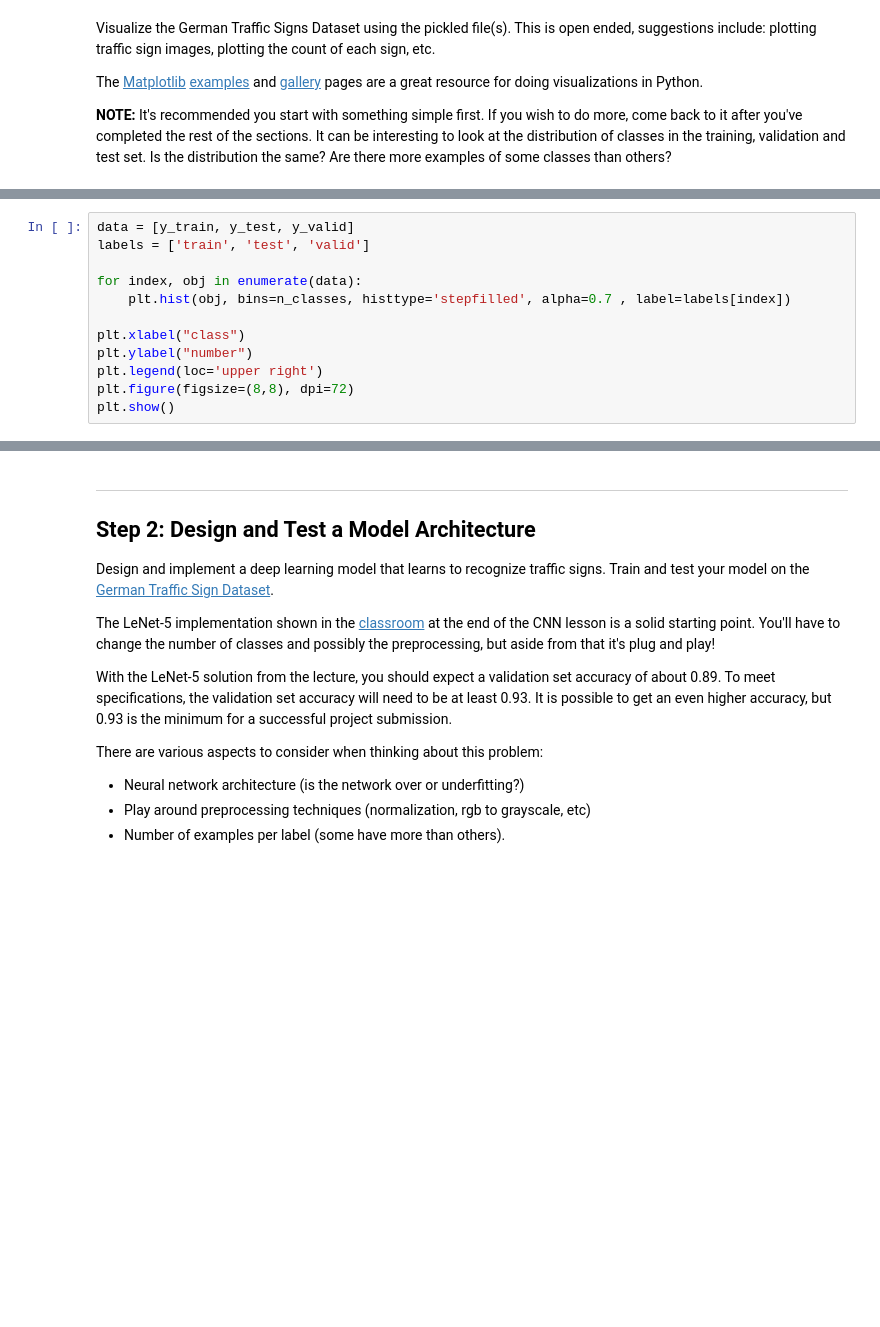
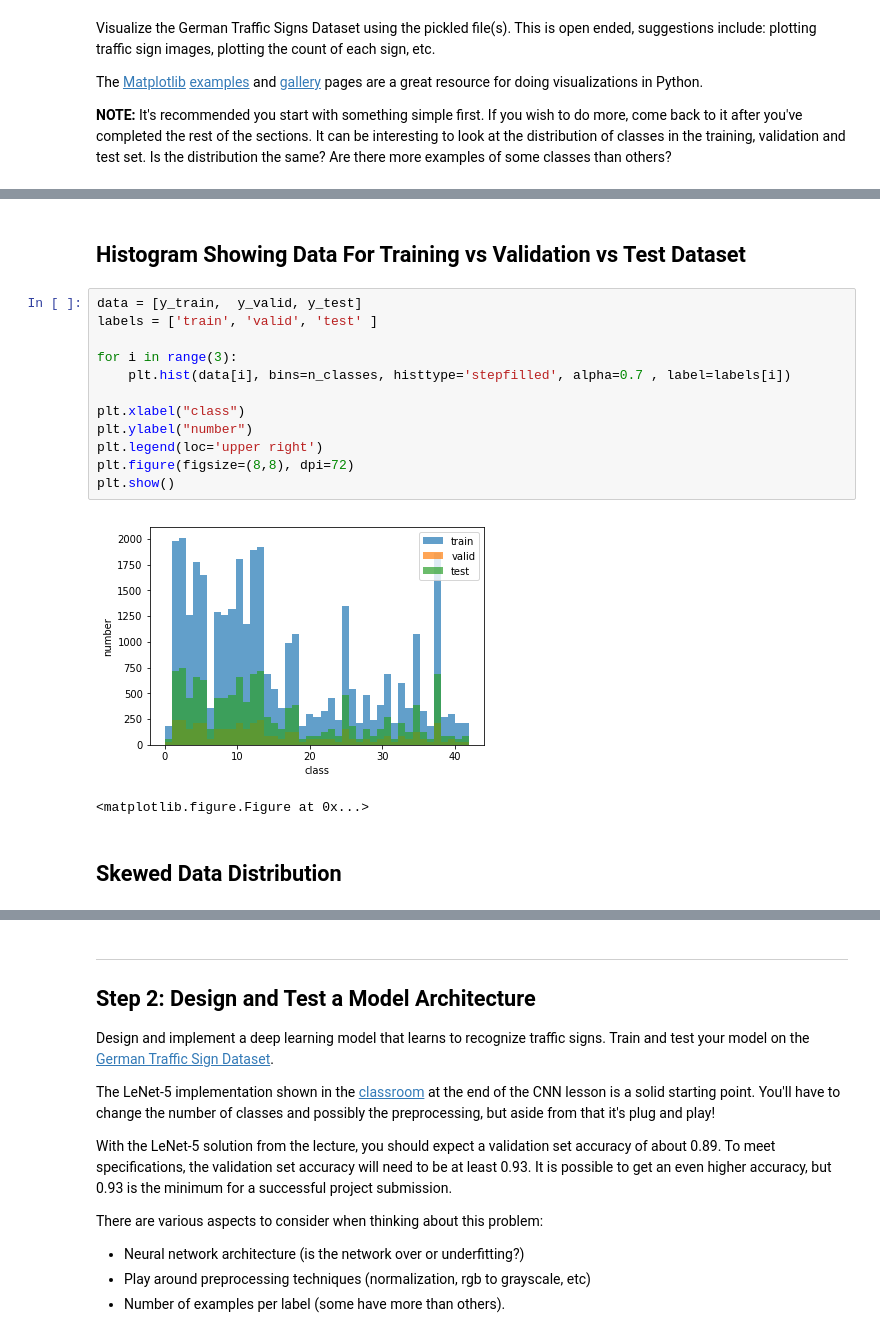
Before and after one commit to dbjnbnrj/CarND-Traffic-Sign-Classifier-Project, a Jupyter notebook: Traffic_Sign_Classifier.ipynb, the cells around one changed output, grey strips where cells are left out. Drawn from its saved outputs; the diff is of its cells as text; blank space fills up the shorter version.

```diff
--- a/Traffic_Sign_Classifier.ipynb
+++ b/Traffic_Sign_Classifier.ipynb
@@ -112,12 +135,20 @@ plt.tight_layout()
+# %% [markdown]
+
+## Histogram Showing Data For Training vs Validation vs Test Dataset
 # %%
-data = [y_train, y_test, y_valid]
-labels = ['train', 'test', 'valid']
+data = [y_train,  y_valid, y_test]
+labels = ['train', 'valid', 'test' ]
 
-for index, obj in enumerate(data):
-    plt.hist(obj, bins=n_classes, histtype='stepfilled', alpha=0.7 , label=labels[index])
+for i in range(3):
+    plt.hist(data[i], bins=n_classes, histtype='stepfilled', alpha=0.7 , label=labels[i])
 
 plt.xlabel("class")
 plt.ylabel("number")
 plt.legend(loc='upper right')
 plt.figure(figsize=(8,8), dpi=72)
 plt.show()
+# %% [output]
+[figure, added]
+<matplotlib.figure.Figure at 0x...>
+# %% [markdown]
+## Skewed Data Distribution
```
Also changed, not shown: parts of 23 cells of this notebook.
